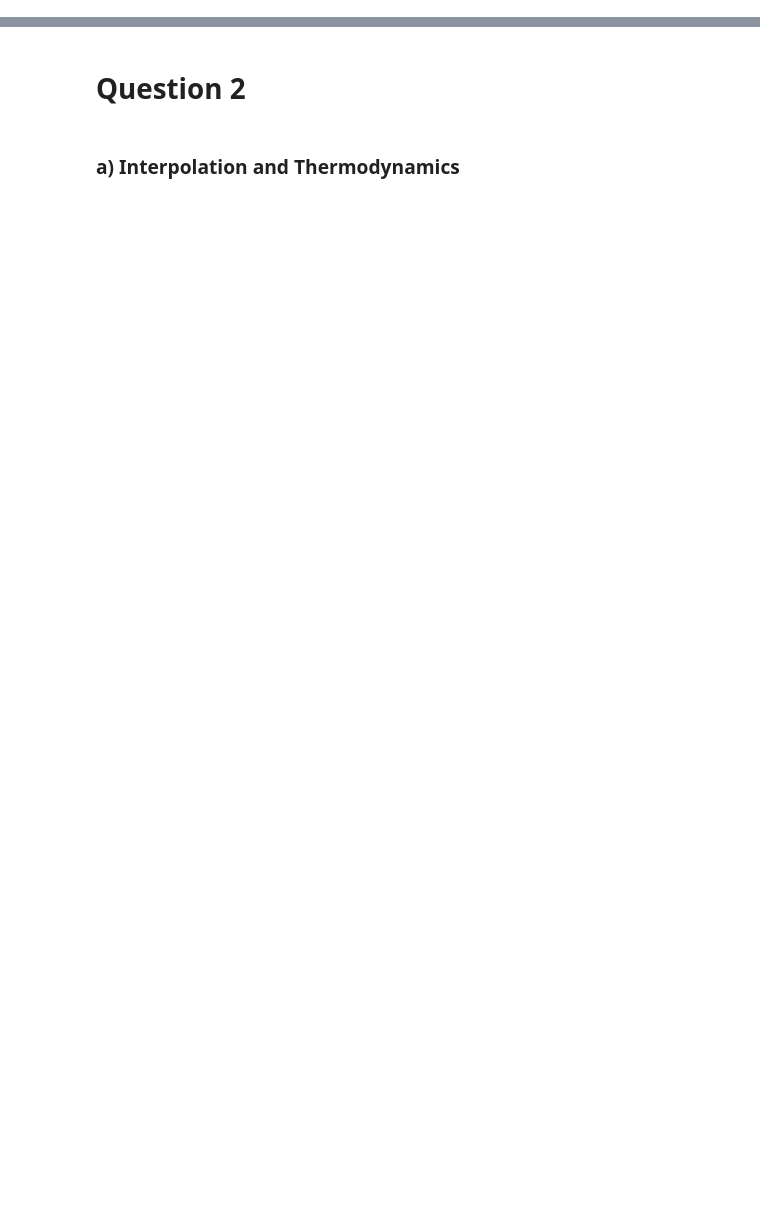
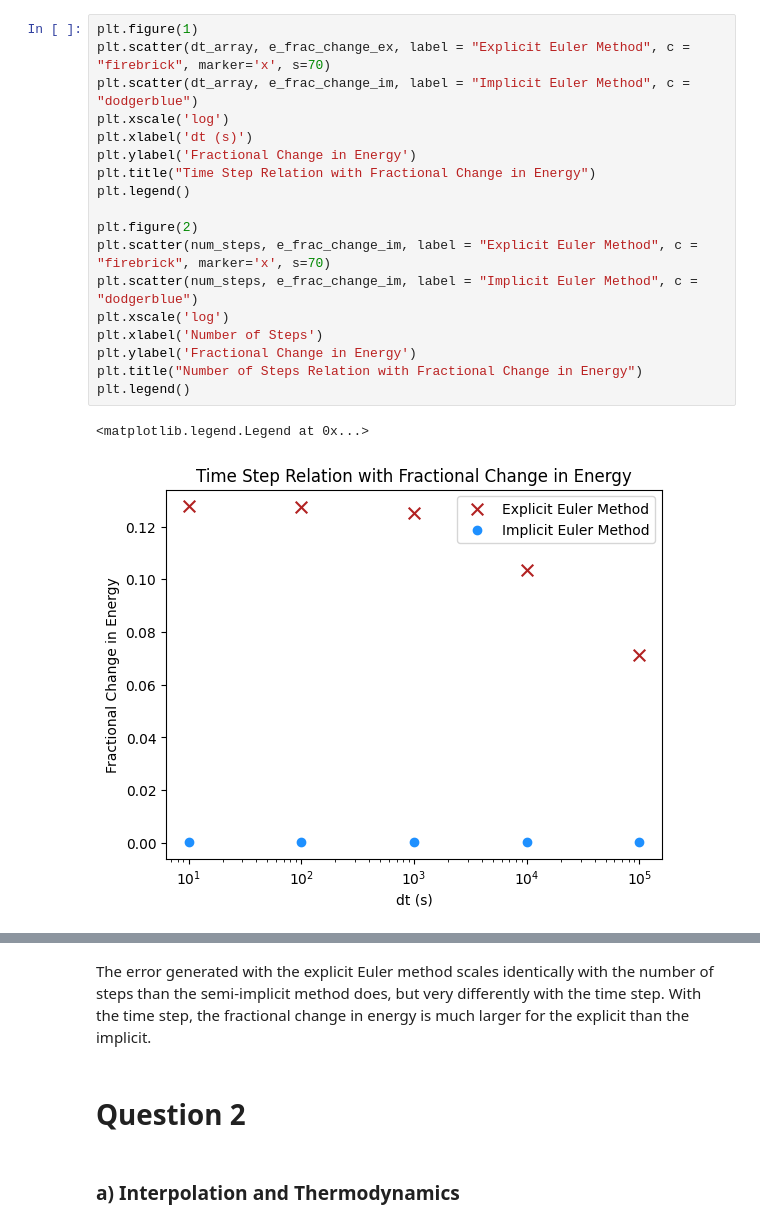
Before and after one commit to LFW25/PHYS512-Computational_Physics, a Jupyter notebook: Assignments/A1.ipynb, the cells around one changed output, grey strips where cells are left out. Drawn from its saved outputs; the diff is of its cells as text; blank space fills up the shorter version.

```diff
--- a/Assignments/A1.ipynb
+++ b/Assignments/A1.ipynb
@@ -140,0 +285,21 @@ plt.legend()
+# %%
+plt.figure(1)
+plt.scatter(dt_array, e_frac_change_ex, label = "Explicit Euler Method", c = "firebrick", marker='x', s=70)
+plt.scatter(dt_array, e_frac_change_im, label = "Implicit Euler Method", c = "dodgerblue")
+plt.xscale('log')
+plt.xlabel('dt (s)')
+plt.ylabel('Fractional Change in Energy')
+plt.title("Time Step Relation with Fractional Change in Energy")
+plt.legend()
+
+plt.figure(2)
+plt.scatter(num_steps, e_frac_change_im, label = "Explicit Euler Method", c = "firebrick", marker='x', s=70)
+plt.scatter(num_steps, e_frac_change_im, label = "Implicit Euler Method", c = "dodgerblue")
+plt.xscale('log')
+plt.xlabel('Number of Steps')
+plt.ylabel('Fractional Change in Energy')
+plt.title("Number of Steps Relation with Fractional Change in Energy")
+plt.legend()
+# %% [output]
+<matplotlib.legend.Legend at 0x...>
+[figure, added]
@@ -141,3 +307,5 @@ plt.legend()
+# %% [markdown]
+The error generated with the explicit Euler method scales identically with the number of steps than the semi-implicit method does, but very differently with the time step. With the time step, the fractional change in energy is much larger for the explicit than the implicit.
 # %% [markdown]
 # **Question 2**
 # %% [markdown]
```
Also changed, not shown: parts of 27 cells of this notebook.
